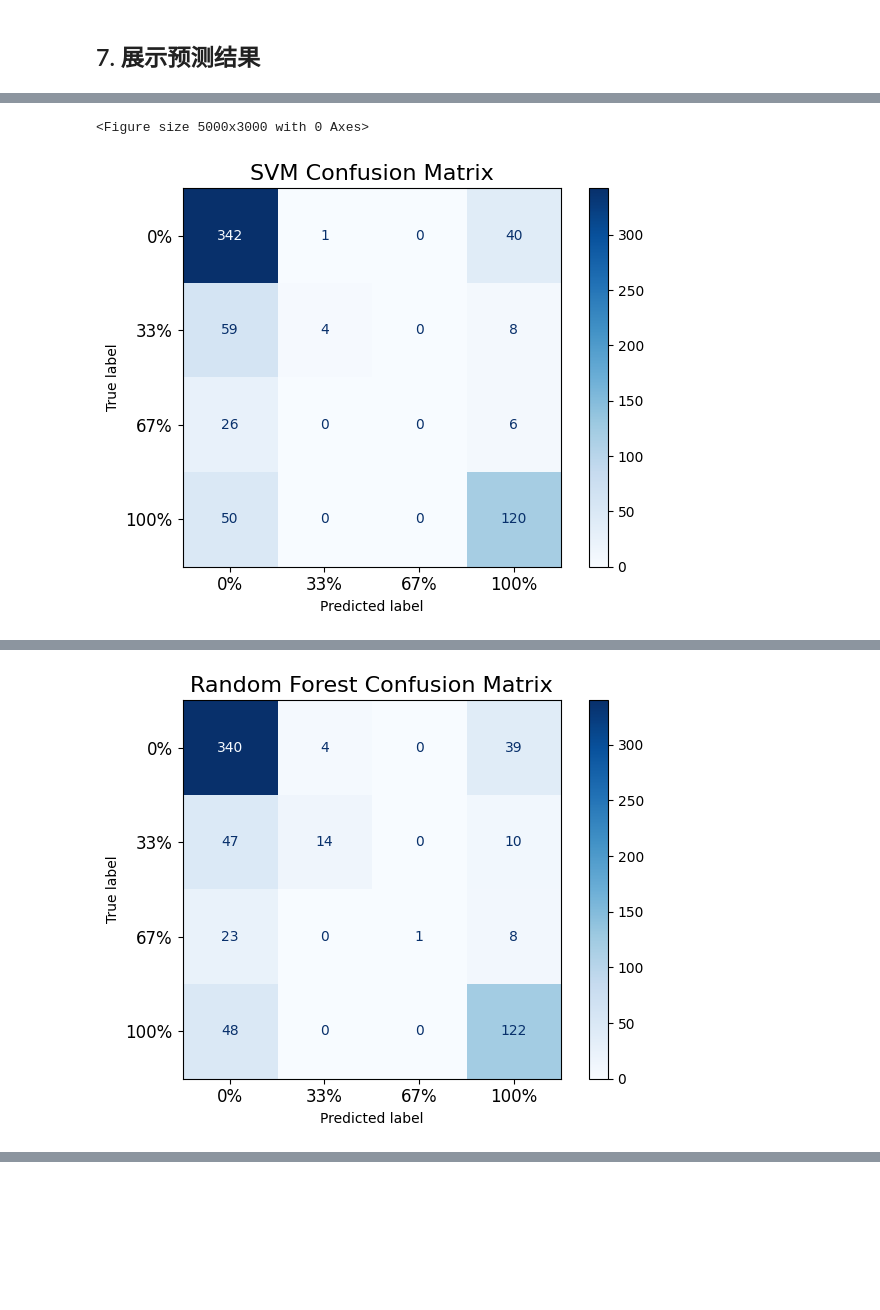
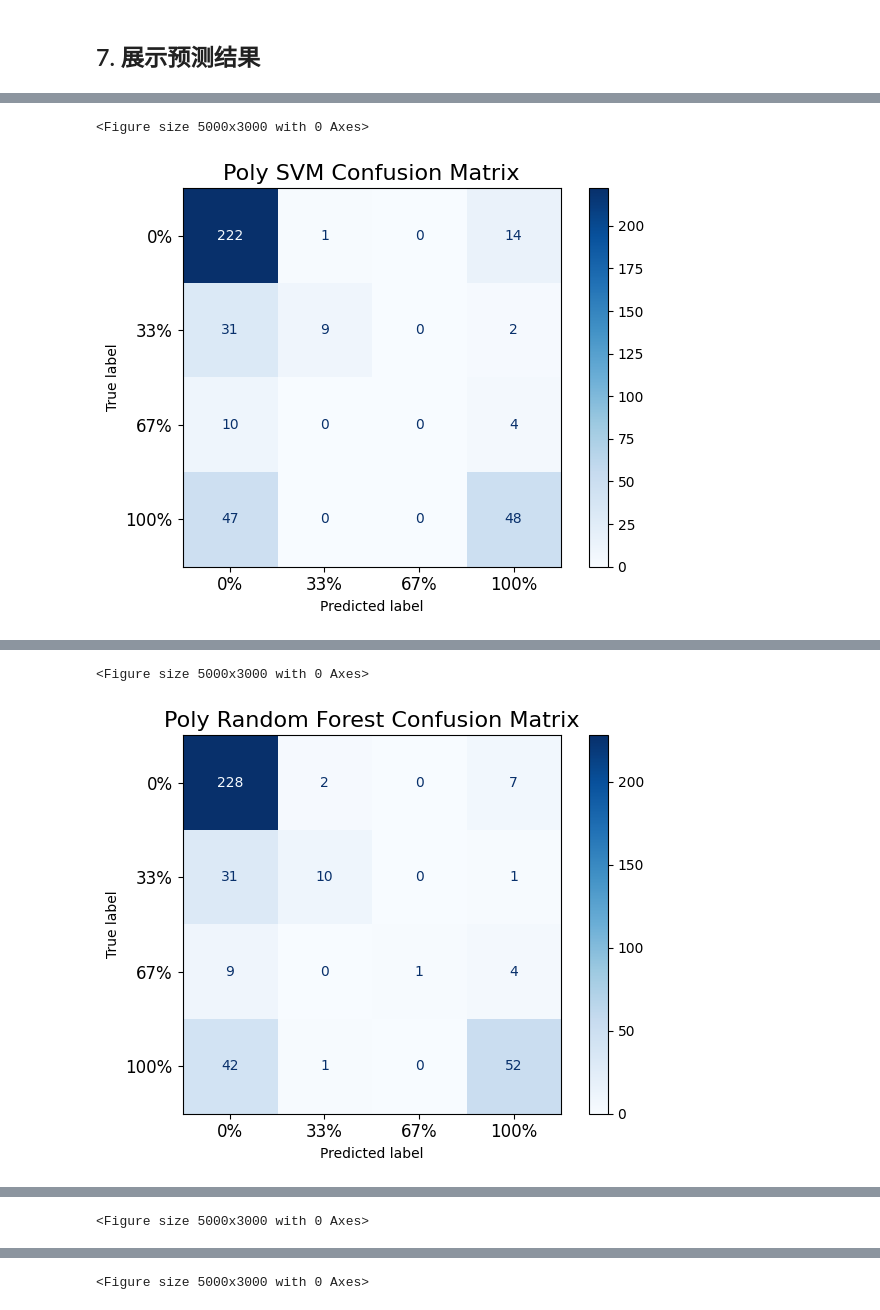
Before and after one commit to thecyberfrank/COMP9517_COMPUTER-VISION, a Jupyter notebook: elpv_ml.ipynb, the cells around one changed output, grey strips where cells are left out. Drawn from its saved outputs; the diff is of its cells as text; code cells hidden in the pictures; blank space fills up the shorter version.

```diff
--- a/elpv_ml.ipynb
+++ b/elpv_ml.ipynb
@@ -278,8 +272,13 @@ X_train, X_test, y_train, y_test = train_test_split(features, labels_prob, test_
 # %%
 # PCA降维
-pca = PCA(n_components=0.95)
-X_train_pca = pca.fit_transform(X_train)
-X_test_pca = pca.transform(X_test)
+pca_poly = PCA(n_components=0.95)
+X_train_poly_pca = pca_poly.fit_transform(X_train_poly)
+X_test_poly_pca = pca_poly.transform(X_test_poly)
 
-print(pca.n_components_)
+pca_mono = PCA(n_components=0.95)
+X_train_mono_pca = pca_mono.fit_transform(X_train_mono)
+X_test_mono_pca = pca_mono.transform(X_test_mono)
+
+print(pca_poly.n_components_)
+print(pca_mono.n_components_)
 # %% [output]
@@ -313,49 +323,69 @@ def remove_output_scrolling():
 remove_output_scrolling()
 
 
 
 # 绘制混淆矩阵的函数
 def plot_confusion_matrix(cm, classes, title='Confusion Matrix', figsize=(50, 30), fontsize=12):
     plt.figure(figsize=figsize)
     disp = ConfusionMatrixDisplay(confusion_matrix=cm, display_labels=classes)
     disp.plot(cmap=plt.cm.Blues)
     plt.title(title, fontsize=fontsize+4)
 
     # 增加横纵坐标轴的字体大小
     plt.xticks(fontsize=fontsize)
     plt.yticks(fontsize=fontsize)
 
 
     # 调整边距来确保内容的完整性
     plt.tight_layout()
 
     plt.show()
 
+# 计算混淆矩阵
+svm_cm_poly = confusion_matrix(y_test_poly, svm_predictions_poly)
+svm_cm_mono = confusion_matrix(y_test_mono, svm_predictions_mono)
 
-# 计算混淆矩阵
-svm_cm = confusion_matrix(y_test, svm_predictions)
-rf_cm = confusion_matrix(y_test, rf_predictions)
+rf_cm_poly = confusion_matrix(y_test_poly, rf_predictions_poly)
+rf_cm_mono = confusion_matrix(y_test_mono, rf_predictions_mono)
 
-# 绘制SVM混淆矩阵
-plot_confusion_matrix(svm_cm, classes=list(label_mapping.values()), title='SVM Confusion Matrix')
+label_mapping = {
+    0: '0%',
+    1: '33%',
+    2: '67%',
+    3: '100%'
+}
 
-# 绘制随机森林混淆矩阵
-plot_confusion_matrix(rf_cm, classes=list(label_mapping.values()), title='Random Forest Confusion Matrix')
+# 绘制混淆矩阵，打印分类报告
+plot_confusion_matrix(svm_cm_poly, classes=list(label_mapping.values()), title='Poly SVM Confusion Matrix')
+svm_report_poly = classification_report(y_test_poly, svm_predictions_poly, target_names=list(label_mapping.values()), zero_division=0)
+print("Poly SVM Classification Report:\n", svm_report_poly)
 
-# 打印SVM分类报告
-svm_report = classification_report(y_test, svm_predictions, target_names=list(label_mapping.values()), zero_division=0)
-print("SVM Classification Report:\n", svm_report)
+plot_confusion_matrix(rf_cm_poly, classes=list(label_mapping.values()), title='Poly Random Forest Confusion Matrix')
+rf_report_poly = classification_report(y_test_poly, rf_predictions_poly, target_names=list(label_mapping.values()), zero_division=0)
+print("Poly Random Forest Classification Report:\n", rf_report_poly)
 
-# 打印随机森林分类报告
-rf_report = classification_report(y_test, rf_predictions, target_names=list(label_mapping.values()), zero_division=0)
-print("Random Forest Classification Report:\n", rf_report)
 
-# 总体精度
-svm_accuracy = accuracy_score(y_test, svm_predictions)
-rf_accuracy = accuracy_score(y_test, rf_predictions)
-print(f"SVM Accuracy: {svm_accuracy}")
-print(f"Random Forest Accuracy: {rf_accuracy}")
+plot_confusion_matrix(svm_cm_mono, classes=list(label_mapping.values()), title='Mono SVM Confusion Matrix')
+svm_report_mono = classification_report(y_test_mono, svm_predictions_mono, target_names=list(label_mapping.values()), zero_division=0)
+print("Mono SVM Classification Report:\n", svm_report_mono)
+
+plot_confusion_matrix(rf_cm_mono, classes=list(label_mapping.values()), title='Mono Random Forest Confusion Matrix')
+rf_report_mono = classification_report(y_test_mono, rf_predictions_mono, target_names=list(label_mapping.values()), zero_division=0)
+print("Mono Random Forest Classification Report:\n", rf_report_mono)
+
+
+# 计算poly数据的总体精度
+svm_accuracy_poly = accuracy_score(y_test_poly, svm_predictions_poly)
+rf_accuracy_poly = accuracy_score(y_test_poly, rf_predictions_poly)
+print(f"Poly SVM Accuracy: {svm_accuracy_poly}")
+print(f"Poly Random Forest Accuracy: {rf_accuracy_poly}")
+
+# 计算mono数据的总体精度
+svm_accuracy_mono = accuracy_score(y_test_mono, svm_predictions_mono)
+rf_accuracy_mono = accuracy_score(y_test_mono, rf_predictions_mono)
+print(f"Mono SVM Accuracy: {svm_accuracy_mono}")
+print(f"Mono Random Forest Accuracy: {rf_accuracy_mono}")
 # %% [output]
 [interactive output not drawn]
 <Figure size 5000x3000 with 0 Axes>
-[figure, old version]
+[figure, new version]
@@ -363 +403,2 @@ print(f"Random Forest Accuracy: {rf_accuracy}")
+<Figure size 5000x3000 with 0 Axes>
-[figure, old version]
+[figure, new version]
@@ -380,0 +416 @@ Random Forest Accuracy: 0.7271341463414634
+<Figure size 5000x3000 with 0 Axes>
@@ -380,0 +429 @@ Random Forest Accuracy: 0.7271341463414634
+<Figure size 5000x3000 with 0 Axes>
```
Also changed, not shown: parts of 12 cells of this notebook, 1 other file.
